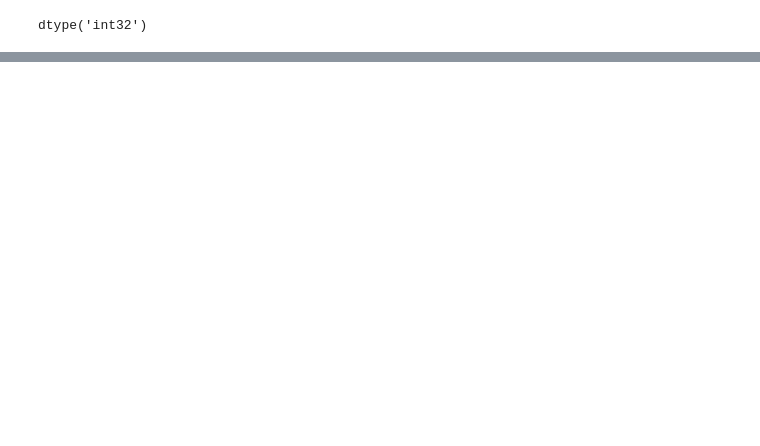
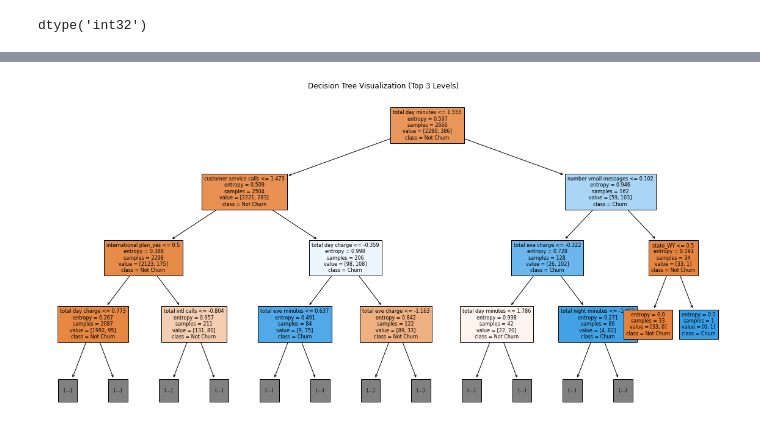
Before and after one commit to Wambui254-dev/Phase3-Project, a Jupyter notebook: index.ipynb, the cells around one changed output, grey strips where cells are left out. Saved outputs shown, nothing was run; the diff lists cells and outputs as text; code cells hidden in the pictures; blank space fills up the shorter version.

```diff
--- a/index.ipynb
+++ b/index.ipynb
@@ -220,2 +344,5 @@ X_train, X_test, y_train, y_test = train_test_split(X, y, test_size=0.2, random_
 # %%
 # Logistic regression model
+logReg_model = LogisticRegression(max_iter=1000, random_state=42)
+# Fit the model
+logReg_model.fit(X_train, y_train)
@@ -221,0 +372,11 @@ X_train, X_test, y_train, y_test = train_test_split(X, y, test_size=0.2, random_
+# %%
+# Decision Tree with Hyperparameter Tuning
+dt_params = {
+    'max_depth': [None, 5, 10, 15],
+    'min_samples_split': [2, 5, 10],
+    'criterion': ['gini', 'entropy']
+}
+# from sklearn.tree import DecisionTreeClassifier
+dt_grid = GridSearchCV(DecisionTreeClassifier(random_state=42), dt_params, cv=5, n_jobs=-1, verbose=1)
+# Fit the model
+dt_grid.fit(X_train, y_train)
@@ -221,0 +418,7 @@ X_train, X_test, y_train, y_test = train_test_split(X, y, test_size=0.2, random_
+# %%
+dt_model = dt_grid.best_estimator_
+y_pred_dt = dt_model.predict(X_test)
+# Evaluate the Decision Tree model
+accuracy_dt = accuracy_score(y_test, y_pred_dt)
+print(f"Accuracy: {accuracy_dt:.2f}")
+print("Best Decision Tree Parameters:", dt_grid.best_params_)
@@ -221,0 +437,8 @@ X_train, X_test, y_train, y_test = train_test_split(X, y, test_size=0.2, random_
+# %%
+# Plot the Decision Tree
+plt.figure(figsize=(20, 10))
+plot_tree(dt_model, feature_names=X.columns, class_names=['Not Churn', 'Churn'], max_depth=3, filled=True, fontsize=8)
+plt.title("Decision Tree Visualization (Top 3 Levels)")
+plt.show();
+# %% [output]
+[figure, added]
```
Also changed, not shown: parts of 40 cells of this notebook.
